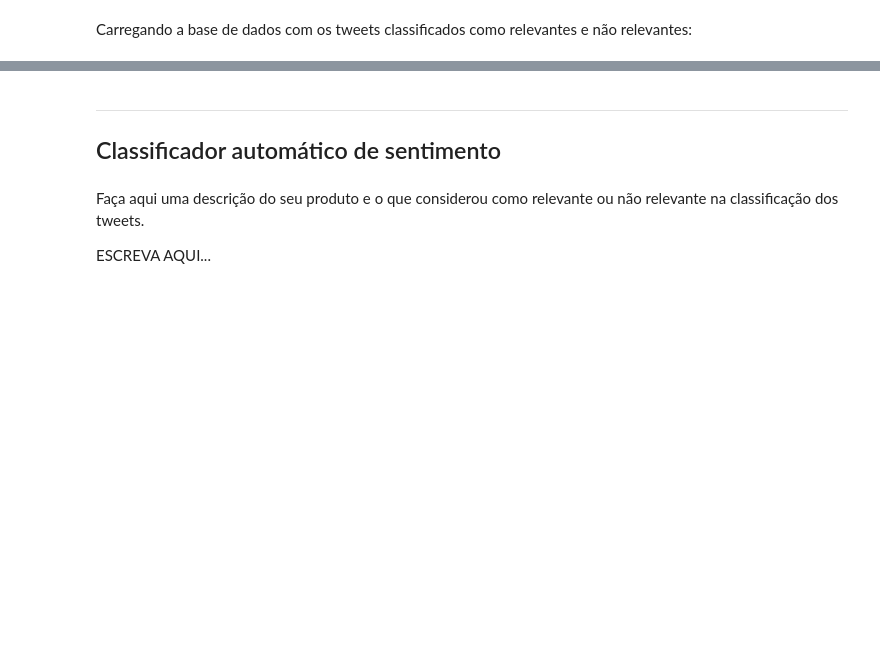
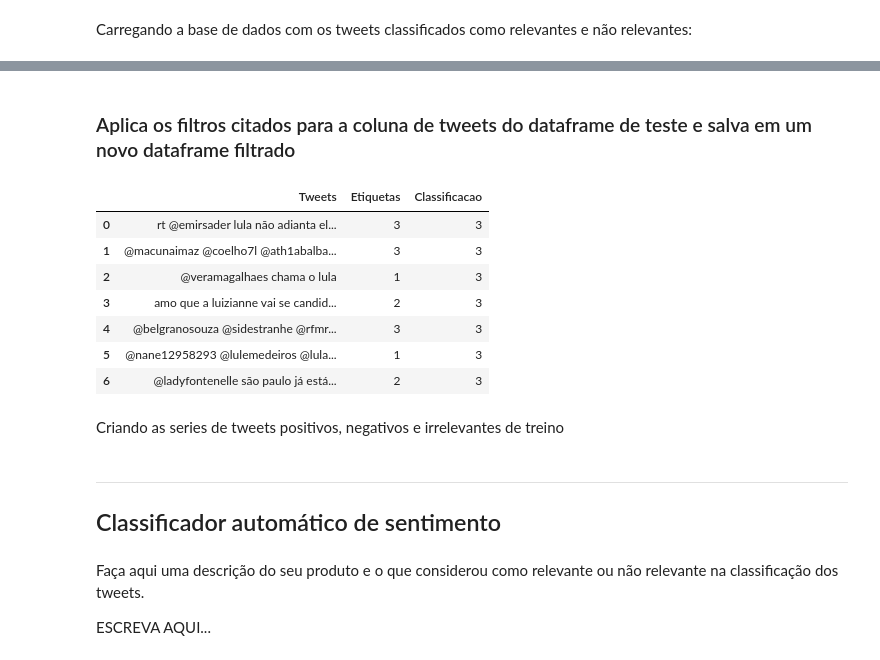
Before and after one commit to SBLuizFernando/cdados-nayve-bayes-sentimento-tweets, a Jupyter notebook: analise/Projeto1_Classificador_layout.ipynb, the cells around one changed output, grey strips where cells are left out. Drawn from its saved outputs; the diff is of its cells as text; code cells hidden in the pictures; blank space fills up the shorter version.

```diff
--- a/analise/Projeto1_Classificador_layout.ipynb
+++ b/analise/Projeto1_Classificador_layout.ipynb
@@ -51,0 +187,17 @@ test.head(5)
+# %% [markdown]
+### Aplica os filtros citados para a coluna de tweets do dataframe de teste e salva em um novo dataframe filtrado
+# %%
+df_teste_filtrado = df_teste
+df_teste_filtrado["Tweets"]  = df_teste_filtrado["Tweets"].apply(filtro)
+df_teste_filtrado.head(7)
+# %% [output]
+|  | Tweets | Etiquetas | Classificacao |
+| 0 | rt @emirsader lula não adianta el... | 3 | 3 |
+| 1 | @macunaimaz @coelho7l @ath1abalba... | 3 | 3 |
+| 2 | @veramagalhaes chama o lula | 1 | 3 |
+| 3 | amo que a luizianne vai se candid... | 2 | 3 |
+| 4 | @belgranosouza @sidestranhe @rfmr... | 3 | 3 |
+| 5 | @nane12958293 @lulemedeiros @lula... | 1 | 3 |
+| 6 | @ladyfontenelle são paulo já está... | 2 | 3 |
+# %% [markdown]
+Criando as series de tweets positivos, negativos e irrelevantes de treino
```
Also changed, not shown: parts of 41 cells of this notebook, 3 other files.
